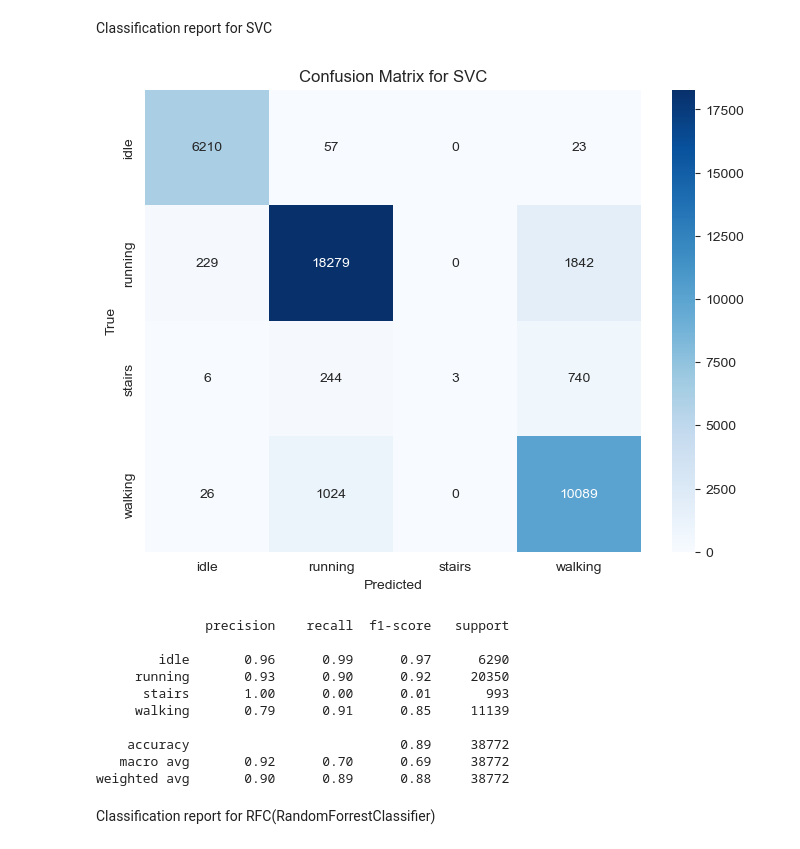
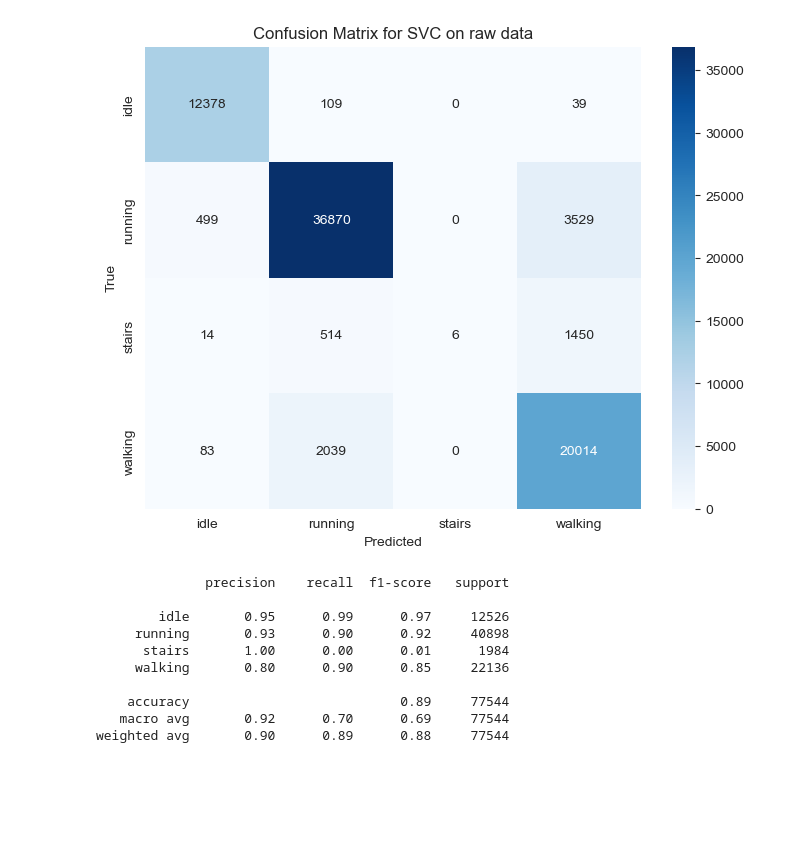
Before and after one commit to AlexanderSingaevsky/DataScience, a Jupyter notebook: 05.hw/Hw5.ipynb, the cells around one changed output. Saved outputs shown, nothing was run; the diff lists cells and outputs as text; code cells hidden in the pictures; blank space fills up the shorter version.

```diff
--- a/05.hw/Hw5.ipynb
+++ b/05.hw/Hw5.ipynb
@@ -40,0 +56,8 @@ df
+# %%
+def heatmap_plot(model_name, conf_mat):
+    plt.figure(figsize=(8, 6))
+    sns.heatmap(conf_mat, annot=True, fmt="d", cmap="Blues", xticklabels=activities, yticklabels=activities)
+    plt.xlabel("Predicted")
+    plt.ylabel("True")
+    plt.title(f"Confusion Matrix for {model_name}")
+    plt.show()
@@ -41,5 +66,6 @@ df
 # %%
+# train test split
 X = df.drop('activity', axis = 1)
 y = df['activity']
 
-X_train, X_test, y_train, y_test = train_test_split(X, y,test_size=0.2)
+X_train, X_test, y_train, y_test = train_test_split(X, y,test_size=0.4)
@@ -62,29 +86,20 @@ Wall time: 29.7 s
-# %% [markdown]
-Classification report for SVC
 # %%
 svc_confusion_matrix = confusion_matrix(y_test, y_test_predicted_svc)
 svc_classification_report = classification_report(y_test, y_test_predicted_svc)
-plt.figure(figsize=(8, 6))
-sns.heatmap(svc_confusion_matrix, annot=True, fmt="d", cmap="Blues", xticklabels=activities, yticklabels=activities)
-plt.xlabel("Predicted")
-plt.ylabel("True")
-plt.title("Confusion Matrix for SVC")
-plt.show()
+heatmap_plot("SVC on raw data", svc_confusion_matrix)
 print(svc_classification_report)
 # %% [output]
-[figure, old version]
+[figure, new version]
               precision    recall  f1-score   support
 
-        idle       0.96      0.99      0.97      6290
-     running       0.93      0.90      0.92     20350
-      stairs       1.00      0.00      0.01       993
-     walking       0.79      0.91      0.85     11139
+        idle       0.95      0.99      0.97     12526
+     running       0.93      0.90      0.92     40898
+      stairs       1.00      0.00      0.01      1984
+     walking       0.80      0.90      0.85     22136
 
-    accuracy                           0.89     38772
-   macro avg       0.92      0.70      0.69     38772
-weighted avg       0.90      0.89      0.88     38772
+    accuracy                           0.89     77544
+   macro avg       0.92      0.70      0.69     77544
+weighted avg       0.90      0.89      0.88     77544
-# %% [markdown]
-Classification report for RFC(RandomForrestClassifier)
 # %%
 rfc_confusion_matrix = confusion_matrix(y_test, y_test_predicted_rfc)
 rfc_classification_report = classification_report(y_test, y_test_predicted_rfc)
```
Also changed, not shown: parts of 18 cells of this notebook.
